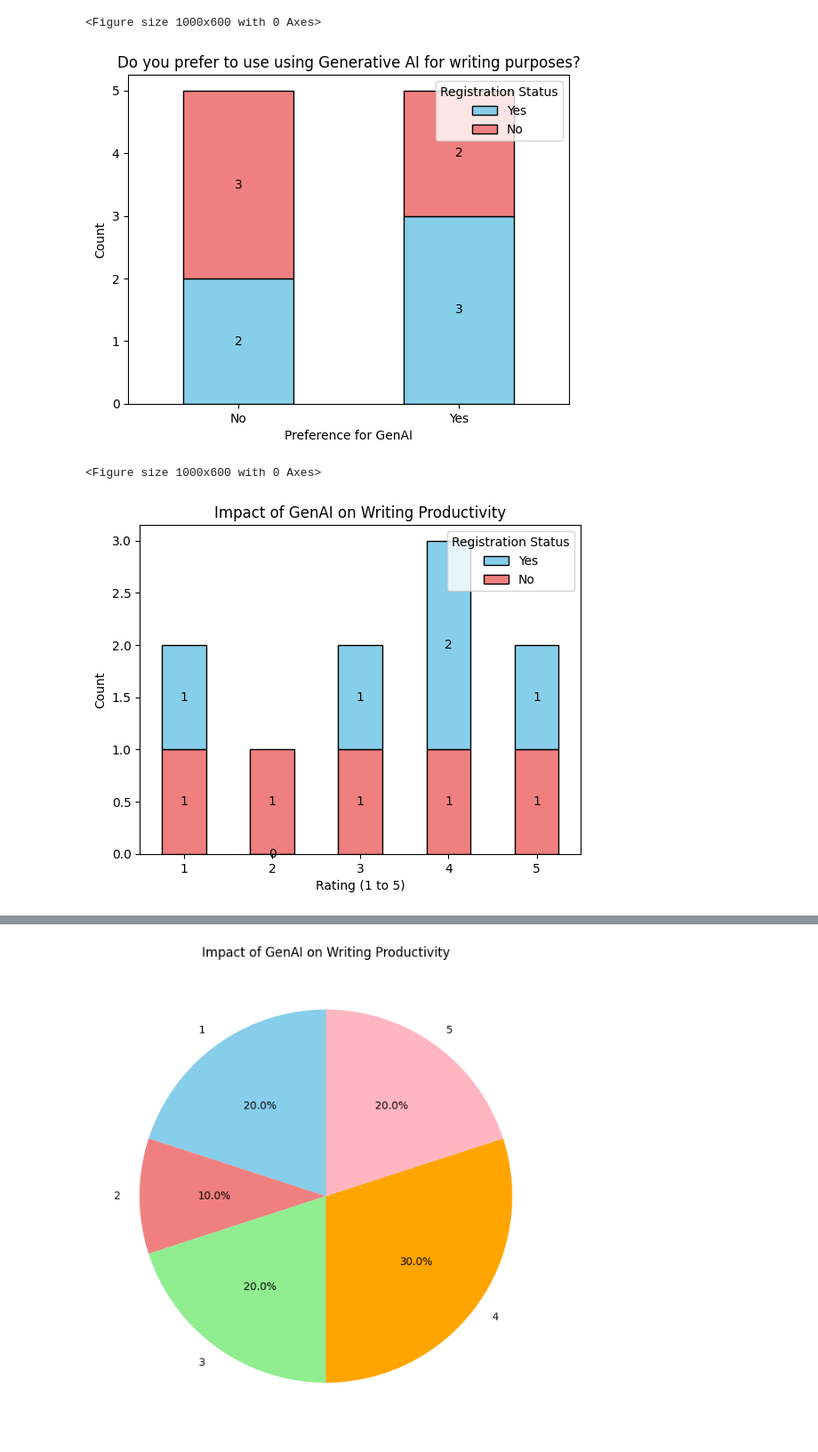
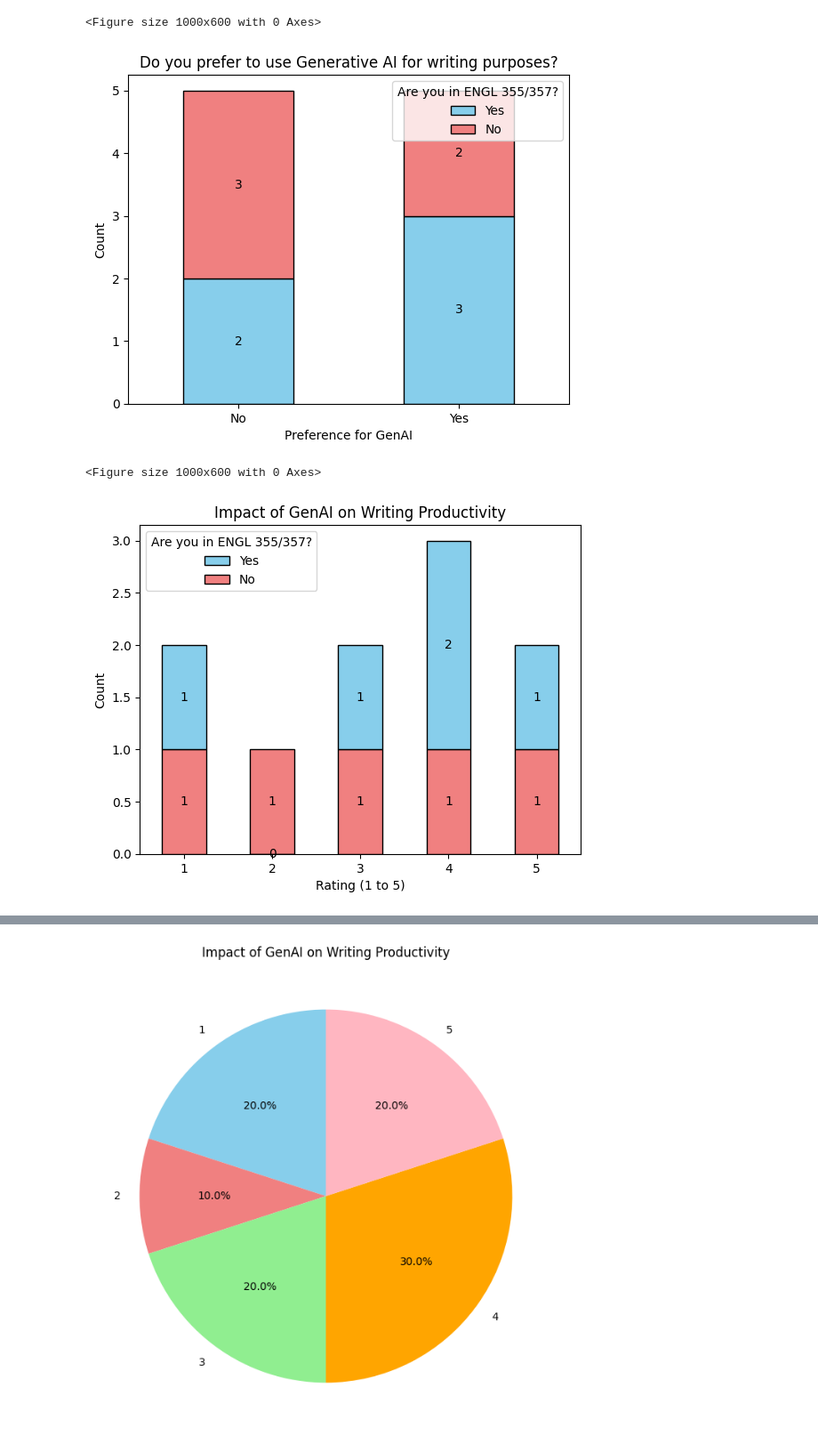
Before and after one commit to JihunKimCode/Public-Facing-Project, a Jupyter notebook: graph.ipynb, the cells around one changed output, grey strips where cells are left out. Shown at 89% size. Cells and saved outputs as stored; diff of their text form; code cells hidden in the pictures.

```diff
--- a/graph.ipynb
+++ b/graph.ipynb
@@ -6,32 +6,32 @@ df = pd.read_excel(file_path)
 # %%
 import matplotlib.pyplot as plt
 
 # Extract relevant data
 grouped_data = df.groupby(['1. Do you prefer to use Generative AI (GenAI) for writing purposes in either academic or non-academic?', '0. Are you registered in either ENGL 355 or ENGL 357?']).size().unstack()
 
 # Reverse the order of columns
 grouped_data = grouped_data[['Yes', 'No']]
 
 # Plot stacked bar chart
 plt.figure(figsize=(10, 6))
 ax = grouped_data.plot(kind='bar', stacked=True, color=['skyblue', 'lightcoral'], edgecolor='black')
 
-plt.title('Do you prefer to use using Generative AI for writing purposes?')
+plt.title('Do you prefer to use Generative AI for writing purposes?')
 plt.xlabel('Preference for GenAI')
 plt.ylabel('Count')
 plt.xticks(rotation=0)
-plt.legend(title='Registration Status', labels=['Yes', 'No'], loc='upper right')
+plt.legend(title='Are you in ENGL 355/357?', labels=['Yes', 'No'])
 
 # Add data labels
 for p in ax.patches:
     width, height = p.get_width(), p.get_height()
     x, y = p.get_xy()
     ax.annotate(f'{int(height)}', (x + width/2, y + height/2), ha='center', va='center')
 
 plt.show()
 # %% [output]
 <Figure size 1000x600 with 0 Axes>
-[figure, old version]
+[figure, new version]
 # %%
 import matplotlib.pyplot as plt
 from matplotlib.patches import Patch
@@ -62,7 +62,7 @@ legend_order = ['Yes', 'No']
 legend_elements = [Patch(facecolor=colors[col], edgecolor='black', label=col) for col in legend_order]
 
 # Add custom legend
-plt.legend(handles=legend_elements, title='Registration Status', loc='upper right')
+plt.legend(handles=legend_elements, title='Are you in ENGL 355/357?')
 
 # Turn off the grid
 ax.yaxis.grid(False)
@@ -71,4 +71,4 @@ ax.xaxis.grid(False)
 plt.show()
 # %% [output]
 <Figure size 1000x600 with 0 Axes>
-[figure, old version]
+[figure, new version]
```
Also changed, not shown: parts of 5 cells of this notebook, 13 other files.
